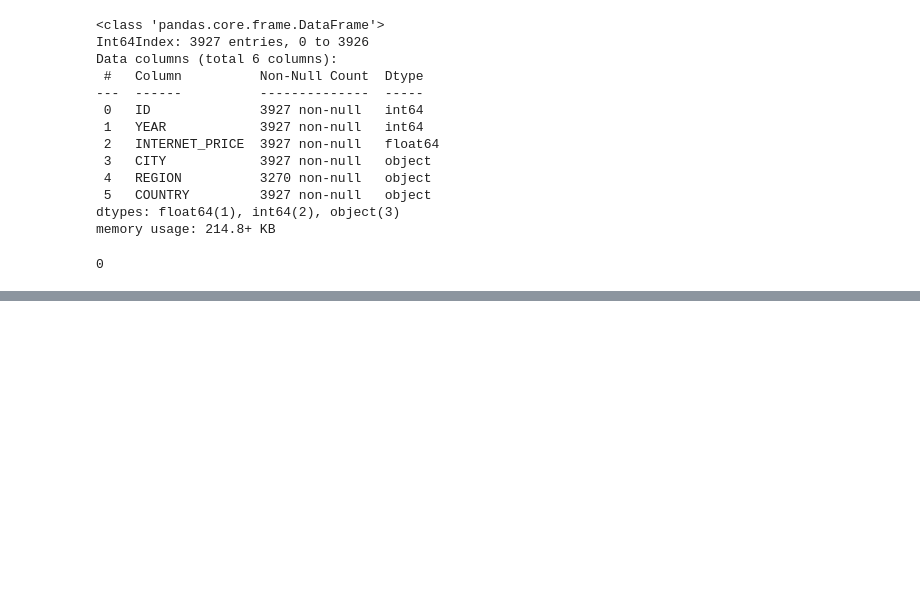
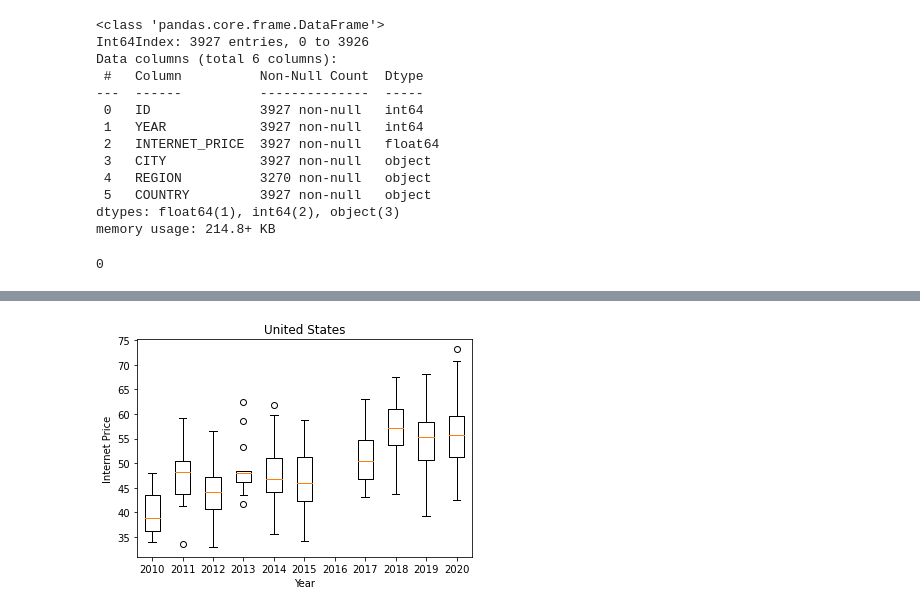
Before and after one commit to elp192/Internet-Price-Analysis-and-Forcasting, a Jupyter notebook: EDA/EDA.ipynb, the cells around one changed output, grey strips where cells are left out. Cells and saved outputs as stored; diff of their text form; code cells hidden in the pictures; blank space fills up the shorter version.

```diff
--- a/EDA/EDA.ipynb
+++ b/EDA/EDA.ipynb
@@ -75,0 +151,32 @@ df_new.shape
+# %%
+# Create a new DataFrame for United States
+df_new7=df_new6[(df_new6['COUNTRY']=='United States')]
+
+# Sort the new DATAFRAME based on year
+df_new7=df_new6.sort_values(by=['YEAR'])
+
+# Create BoxPlot
+price_2010=df_new7[df_new7['YEAR']==2010]['INTERNET_PRICE']
+price_2011=df_new7[df_new7['YEAR']==2011]['INTERNET_PRICE']
+price_2012=df_new7[df_new7['YEAR']==2012]['INTERNET_PRICE']
+price_2013=df_new7[df_new7['YEAR']==2013]['INTERNET_PRICE']
+price_2014=df_new7[df_new7['YEAR']==2014]['INTERNET_PRICE']
+price_2015=df_new7[df_new7['YEAR']==2015]['INTERNET_PRICE']
+price_2016=df_new7[df_new7['YEAR']==2016]['INTERNET_PRICE']
+price_2017=df_new7[df_new7['YEAR']==2017]['INTERNET_PRICE']
+price_2018=df_new7[df_new7['YEAR']==2018]['INTERNET_PRICE']
+price_2019=df_new7[df_new7['YEAR']==2019]['INTERNET_PRICE']
+price_2020=df_new7[df_new7['YEAR']==2020]['INTERNET_PRICE']
+
+box_plot_data=[price_2010,price_2011,price_2012,price_2013,price_2014,price_2015,price_2016,price_2017,price_2018,price_2019,price_2020]
+
+
+fig = pyplot.figure()
+ax = fig.add_subplot()
+ax.set_ylabel('Internet Price')
+ax.set_xlabel('Year')
+ax.set_title('United States')
+pyplot.boxplot(box_plot_data,labels=[2010,2011,2012,2013,2014,2015,2016,2017,2018,2019,2020])
+pyplot.show()
+# %% [output]
+[figure, added]
```
Also changed, not shown: parts of 9 cells of this notebook.
